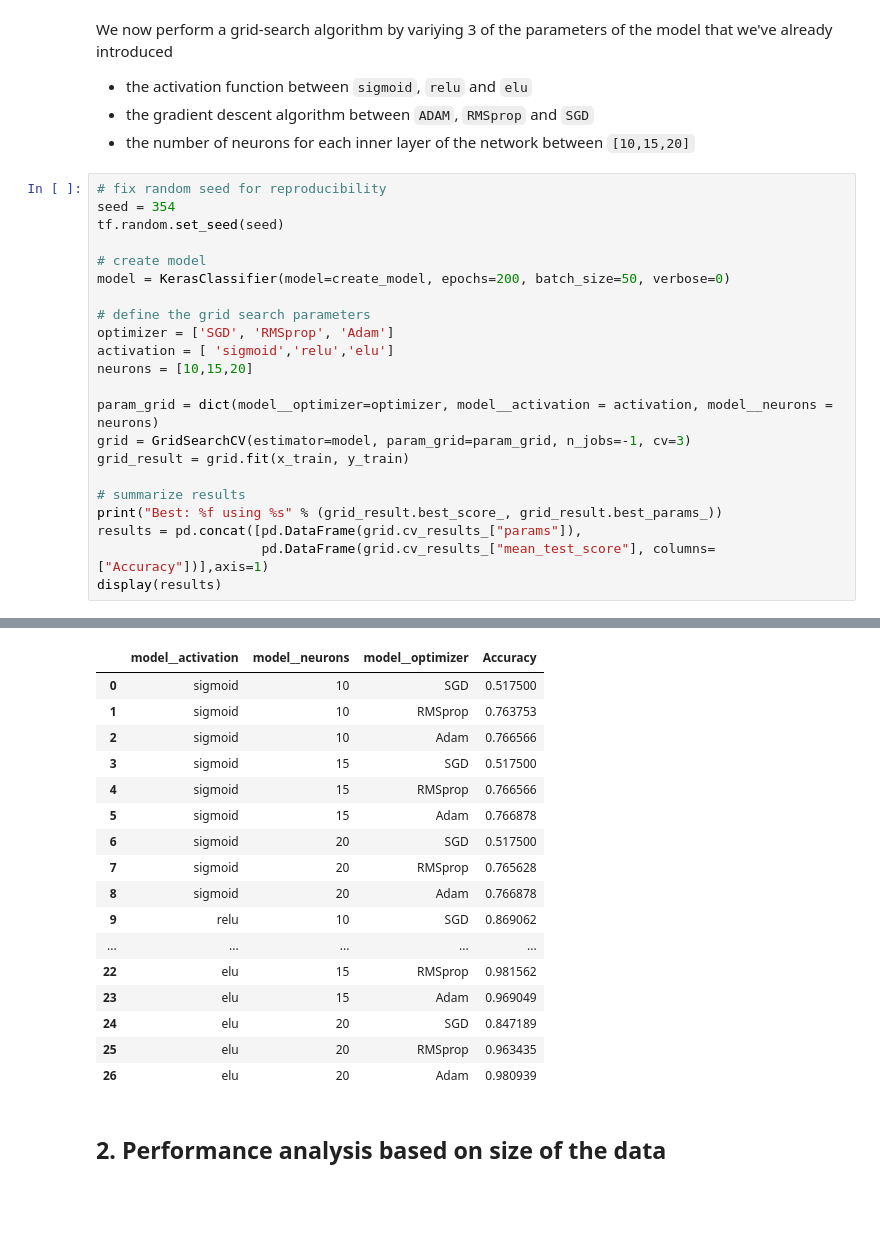
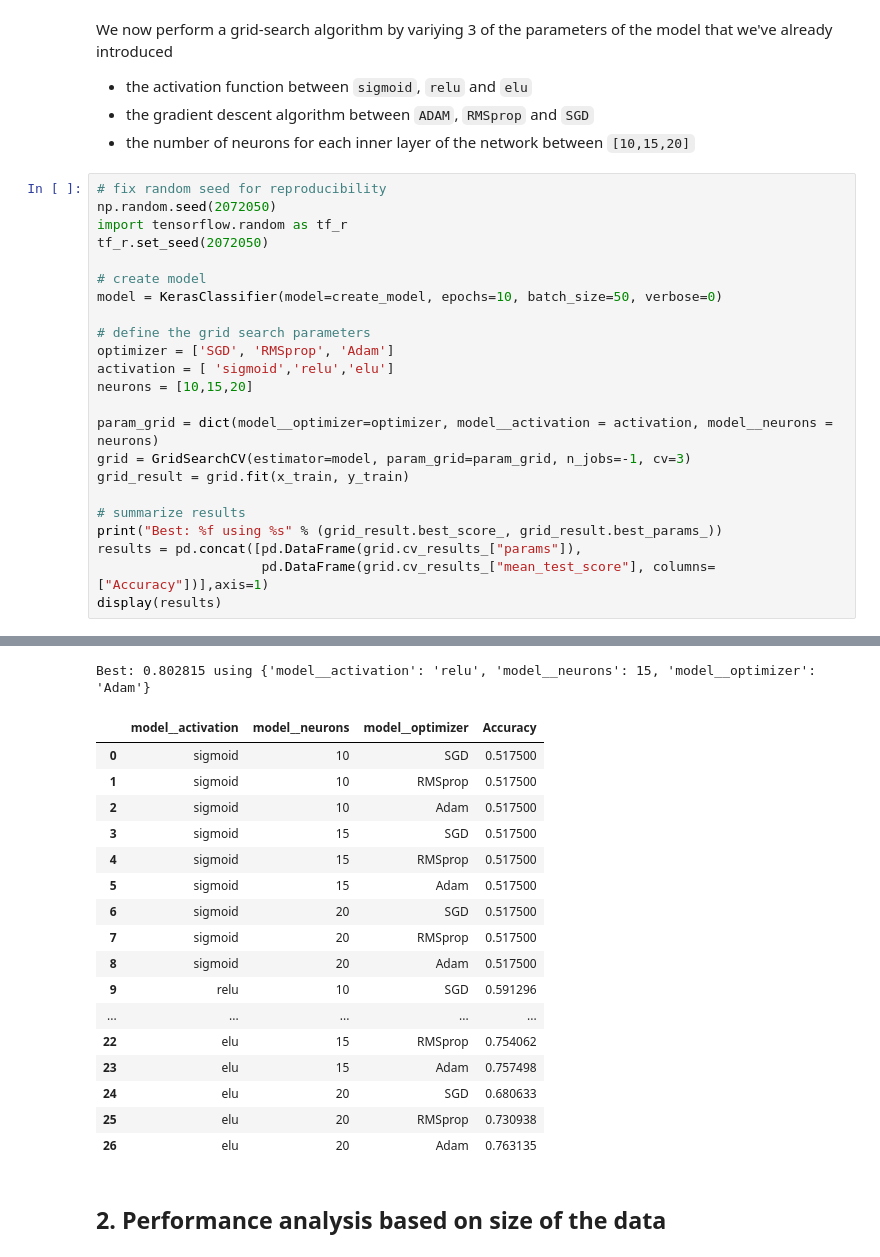
Before and after one commit to ericabrisigotti/LCP-B, a Jupyter notebook: group2308_exercise1.ipynb, the cells around one changed output, grey strips where cells are left out. Saved outputs shown, nothing was run; the diff lists cells and outputs as text; blank space fills up the shorter version.

```diff
--- a/group2308_exercise1.ipynb
+++ b/group2308_exercise1.ipynb
@@ -119,11 +127,12 @@ We now perform a grid-search algorithm by variying 3 of the parameters of the mo
 - the number of neurons for each inner layer of the network between <code>[10,15,20]</code>
 # %%
 # fix random seed for reproducibility
-seed = 354
-tf.random.set_seed(seed)
+np.random.seed(2072050)
+import tensorflow.random as tf_r
+tf_r.set_seed(2072050)
 
 # create model
-model = KerasClassifier(model=create_model, epochs=200, batch_size=50, verbose=0)
+model = KerasClassifier(model=create_model, epochs=10, batch_size=50, verbose=0)
 
 # define the grid search parameters
 optimizer = ['SGD', 'RMSprop', 'Adam']
@@ -144,20 +169,21 @@ Best: 0.981562 using {'model__activation': 'elu', 'model__neurons': 15, 'model__
+Best: 0.802815 using {'model__activation': 'relu', 'model__neurons': 15, 'model__optimizer': 'Adam'}
 |  | model__activation | model__neurons | model__optimizer | Accuracy |
 | 0 | sigmoid | 10 | SGD | 0.517500 |
-| 1 | sigmoid | 10 | RMSprop | 0.763753 |
-| 2 | sigmoid | 10 | Adam | 0.766566 |
+| 1 | sigmoid | 10 | RMSprop | 0.517500 |
+| 2 | sigmoid | 10 | Adam | 0.517500 |
 | 3 | sigmoid | 15 | SGD | 0.517500 |
-| 4 | sigmoid | 15 | RMSprop | 0.766566 |
-| 5 | sigmoid | 15 | Adam | 0.766878 |
+| 4 | sigmoid | 15 | RMSprop | 0.517500 |
+| 5 | sigmoid | 15 | Adam | 0.517500 |
 | 6 | sigmoid | 20 | SGD | 0.517500 |
-| 7 | sigmoid | 20 | RMSprop | 0.765628 |
-| 8 | sigmoid | 20 | Adam | 0.766878 |
-| 9 | relu | 10 | SGD | 0.869062 |
+| 7 | sigmoid | 20 | RMSprop | 0.517500 |
+| 8 | sigmoid | 20 | Adam | 0.517500 |
+| 9 | relu | 10 | SGD | 0.591296 |
 | ... | ... | ... | ... | ... |
-| 22 | elu | 15 | RMSprop | 0.981562 |
-| 23 | elu | 15 | Adam | 0.969049 |
-| 24 | elu | 20 | SGD | 0.847189 |
-| 25 | elu | 20 | RMSprop | 0.963435 |
-| 26 | elu | 20 | Adam | 0.980939 |
+| 22 | elu | 15 | RMSprop | 0.754062 |
+| 23 | elu | 15 | Adam | 0.757498 |
+| 24 | elu | 20 | SGD | 0.680633 |
+| 25 | elu | 20 | RMSprop | 0.730938 |
+| 26 | elu | 20 | Adam | 0.763135 |
 # %% [markdown]
 ## 2. Performance analysis based on size of the data
 # %% [markdown]
```
Also changed, not shown: parts of 35 cells of this notebook.
